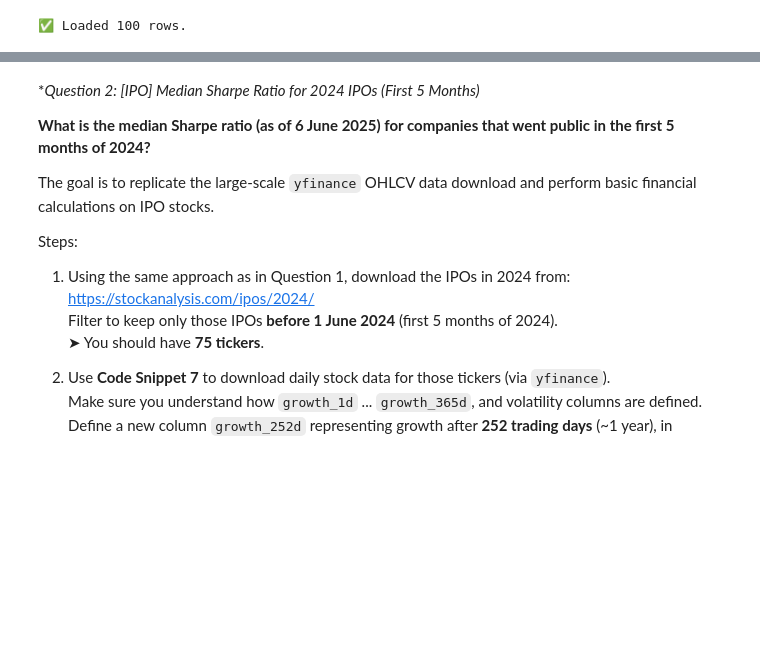
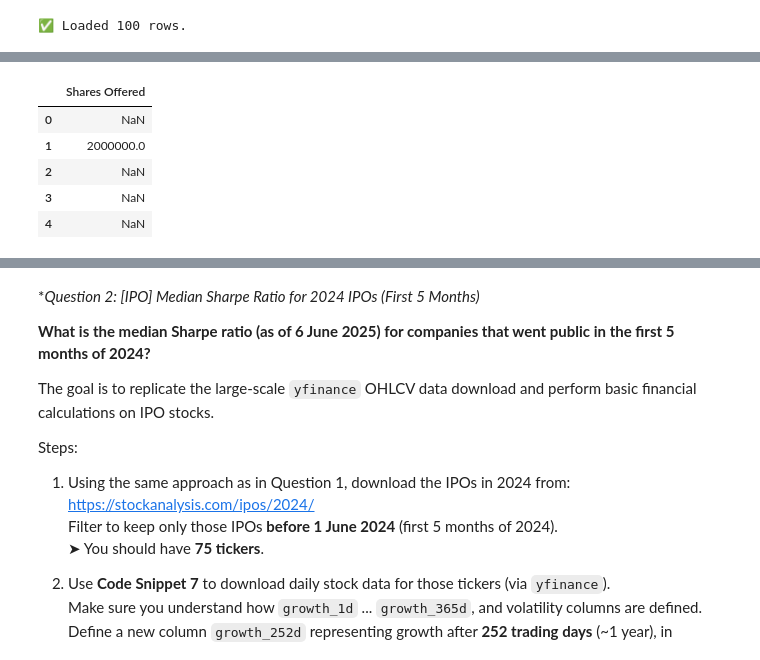
Before and after one commit to rashettycode/zoomcamptrading_2025, a Jupyter notebook: 02-dataframe-analysis/[2025]_Module_02_Working_with_the_data.ipynb, the cells around one changed output, grey strips where cells are left out. Saved outputs shown, nothing was run; the diff lists cells and outputs as text; code cells hidden in the pictures; blank space fills up the shorter version.

```diff
--- a/02-dataframe-analysis/[2025]_Module_02_Working_with_the_data.ipynb
+++ b/02-dataframe-analysis/[2025]_Module_02_Working_with_the_data.ipynb
@@ -54,0 +124,16 @@ print(f"✅ Loaded {len(df)} rows.")
+# %%
+# Step 4: Convert 'Shares Offered' to numeric by removing commas
+ipo_df['Shares Offered'] = pd.to_numeric(
+    ipo_df['Shares Offered'].str.replace(',', ''),
+    errors='coerce'
+)
+
+# Optional: check result
+ipo_df[['Shares Offered']].head()
+# %% [output]
+|  | Shares Offered |
+| 0 | NaN |
+| 1 | 2000000.0 |
+| 2 | NaN |
+| 3 | NaN |
+| 4 | NaN |
```
Also changed, not shown: parts of 7 cells of this notebook.
